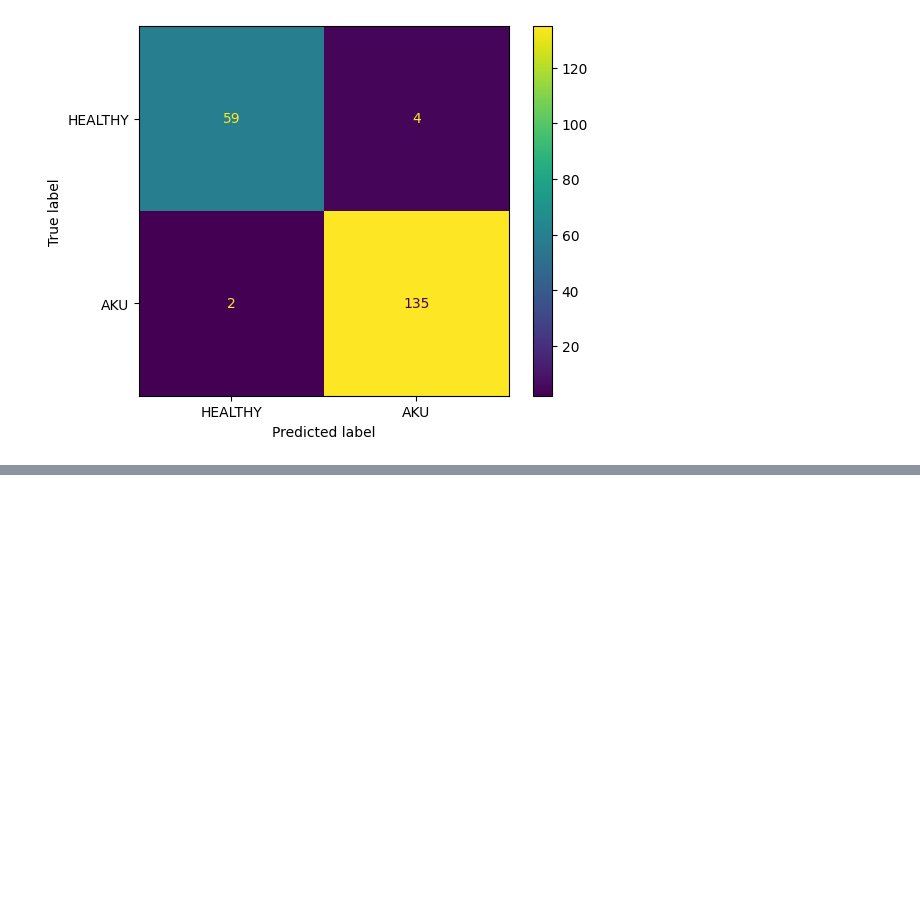
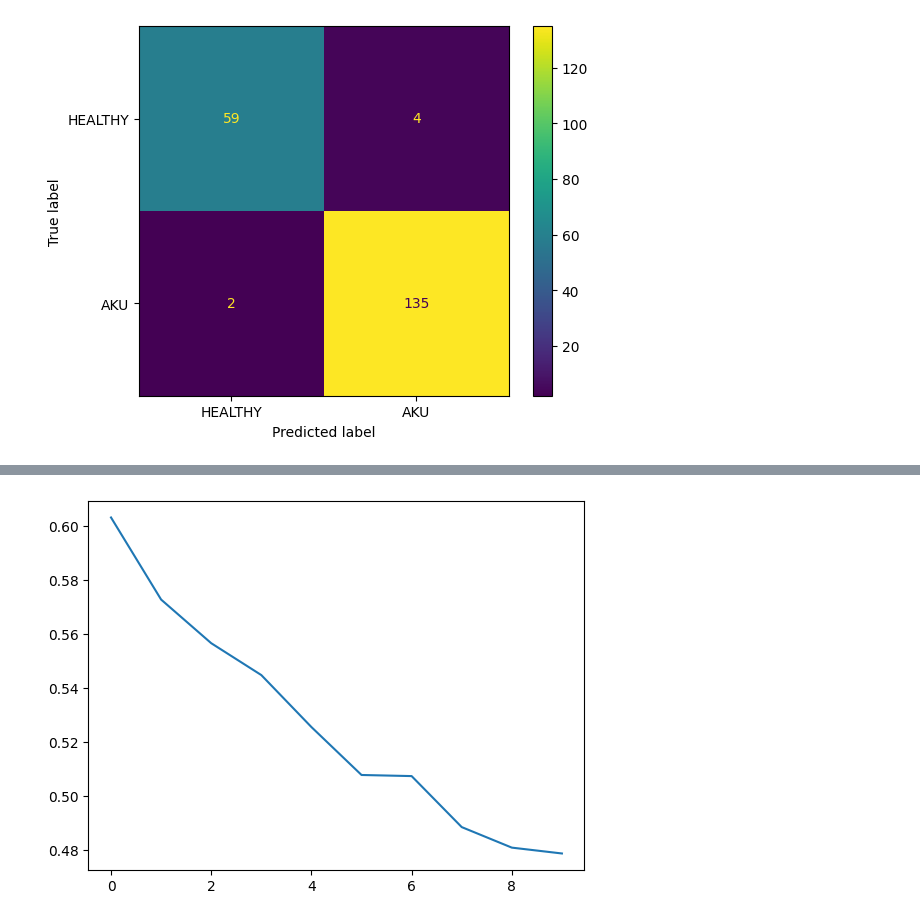
Before and after one commit to HolidayOugi/CHL-Project, a Jupyter notebook: googlenet.ipynb, the cells around one changed output, grey strips where cells are left out. Saved outputs shown, nothing was run; the diff lists cells and outputs as text; code cells hidden in the pictures; blank space fills up the shorter version.

```diff
--- a/googlenet.ipynb
+++ b/googlenet.ipynb
@@ -311,0 +325,7 @@ disp.plot()
+# %%
+xs = [x for x, y in loss_val_list]
+ys = [y for x, y in loss_val_list]
+plt.plot(xs, ys)
+plt.show()
+# %% [output]
+[figure, added]
```
Also changed, not shown: parts of 3 cells of this notebook.
